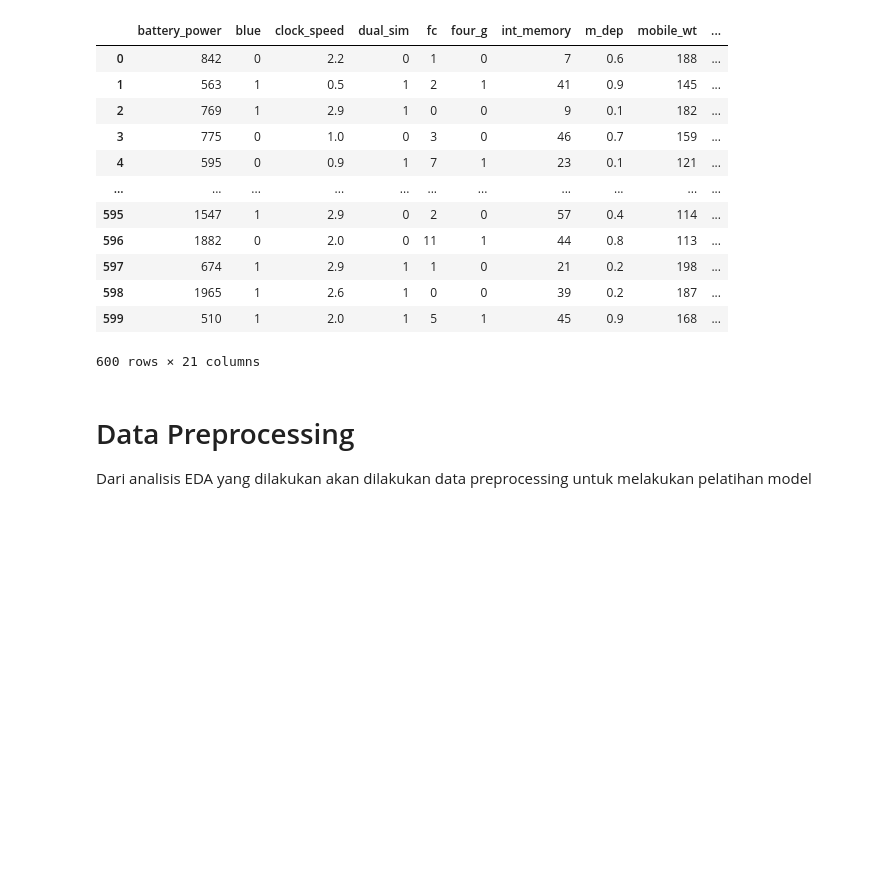
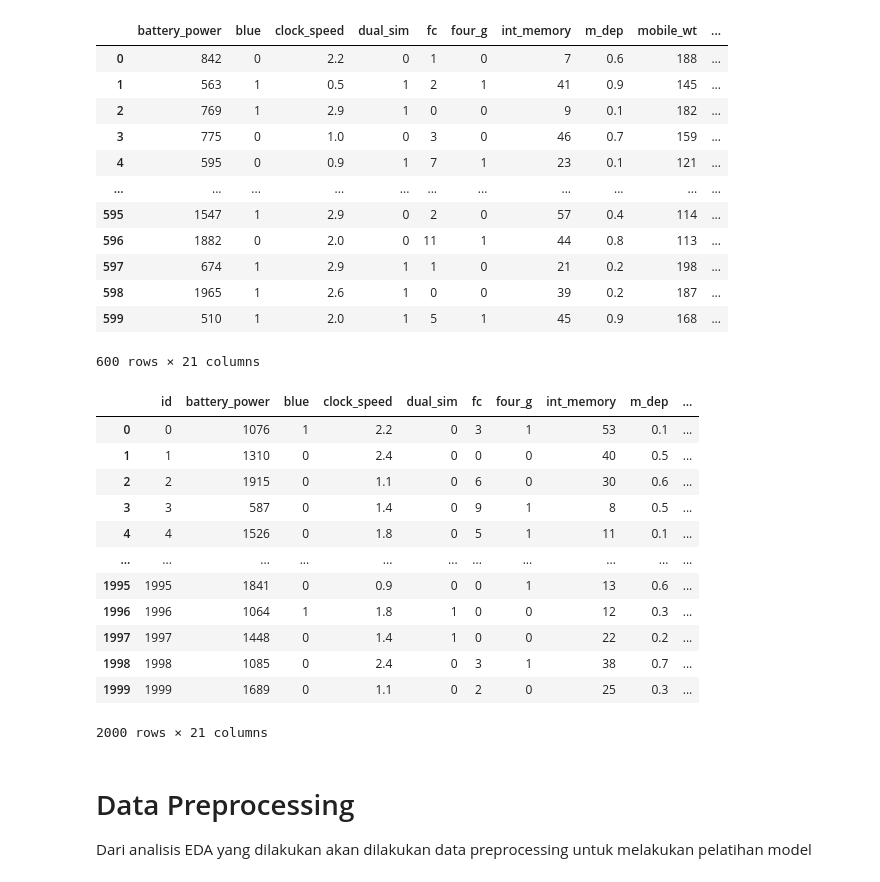
Before and after one commit to MHEN2606/Tubes2_melihatA, a Jupyter notebook: tubes2-melihatA.ipynb, the cells around one changed output. Saved outputs shown, nothing was run; the diff lists cells and outputs as text; code cells hidden in the pictures; blank space fills up the shorter version.

```diff
--- a/tubes2-melihatA.ipynb
+++ b/tubes2-melihatA.ipynb
@@ -68,6 +69,23 @@ validation_df
 | 598 | 1965 | 1 | 2.6 | 1 | 0 | 0 | 39 | 0.2 | 187 | ... |
 | 599 | 510 | 1 | 2.0 | 1 | 5 | 1 | 45 | 0.9 | 168 | ... |
 600 rows × 21 columns
+# %%
+test_df = pd.read_csv("/kaggle/input/data-komputer-if3170/test.csv")
+test_df
+# %% [output]
+|  | id | battery_power | blue | clock_speed | dual_sim | fc | four_g | int_memory | m_dep | ... |
+| 0 | 0 | 1076 | 1 | 2.2 | 0 | 3 | 1 | 53 | 0.1 | ... |
+| 1 | 1 | 1310 | 0 | 2.4 | 0 | 0 | 0 | 40 | 0.5 | ... |
+| 2 | 2 | 1915 | 0 | 1.1 | 0 | 6 | 0 | 30 | 0.6 | ... |
+| 3 | 3 | 587 | 0 | 1.4 | 0 | 9 | 1 | 8 | 0.5 | ... |
+| 4 | 4 | 1526 | 0 | 1.8 | 0 | 5 | 1 | 11 | 0.1 | ... |
+| ... | ... | ... | ... | ... | ... | ... | ... | ... | ... | ... |
+| 1995 | 1995 | 1841 | 0 | 0.9 | 0 | 0 | 1 | 13 | 0.6 | ... |
+| 1996 | 1996 | 1064 | 1 | 1.8 | 1 | 0 | 0 | 12 | 0.3 | ... |
+| 1997 | 1997 | 1448 | 0 | 1.4 | 1 | 0 | 0 | 22 | 0.2 | ... |
+| 1998 | 1998 | 1085 | 0 | 2.4 | 0 | 3 | 1 | 38 | 0.7 | ... |
+| 1999 | 1999 | 1689 | 0 | 1.1 | 0 | 2 | 0 | 25 | 0.3 | ... |
+2000 rows × 21 columns
 # %%
 non_numeric_columns = ["blue", "wifi", "touch_screen", "three_g", "four_g", "dual_sim"]
 drop_col = non_numeric_columns.copy()
```
Also changed, not shown: parts of 30 cells of this notebook.
